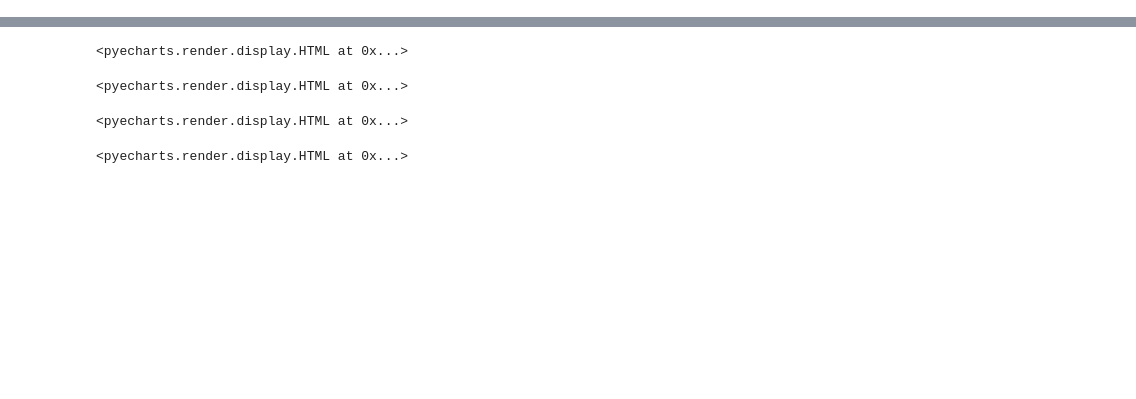
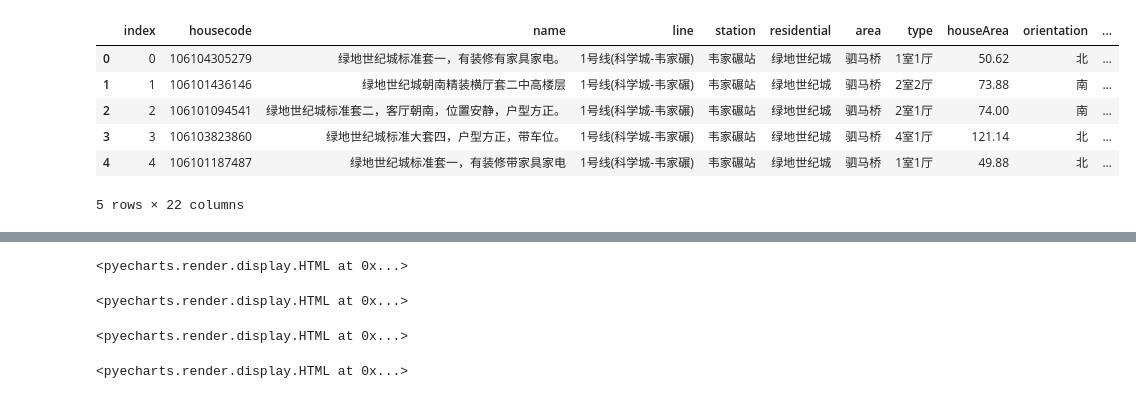
Before and after one commit to TurboLoong/lianjia-dataAnalysis, a Jupyter notebook: analysis/main.ipynb, the cells around one changed output, grey strips where cells are left out. Saved outputs shown, nothing was run; the diff lists cells and outputs as text; code cells hidden in the pictures; blank space fills up the shorter version.

```diff
--- a/analysis/main.ipynb
+++ b/analysis/main.ipynb
@@ -10,3 +10,13 @@ clear_houses = houses[houses.apply(lambda x: int(x['type'][0]) < 5 and int(x['ty
 # %%
 # 因为一套房有可能在三个地铁之间，而数据在距离0-500， 500-800重复采集，所以以housecode, station去重
 clear_data = clear_houses.drop_duplicates(['housecode', 'station']).reset_index()
+# %%
+clear_data.head()
+# %% [output]
+|  | index | housecode | name | line | station | residential | area | type | houseArea | orientation | ... |
+| 0 | 0 | 106104305279 | 绿地世纪城标准套一，有装修有家具家电。 | 1号线(科学城-韦家碾) | 韦家碾站 | 绿地世纪城 | 驷马桥 | 1室1厅 | 50.62 | 北 | ... |
+| 1 | 1 | 106101436146 | 绿地世纪城朝南精装横厅套二中高楼层 | 1号线(科学城-韦家碾) | 韦家碾站 | 绿地世纪城 | 驷马桥 | 2室2厅 | 73.88 | 南 | ... |
+| 2 | 2 | 106101094541 | 绿地世纪城标准套二，客厅朝南，位置安静，户型方正。 | 1号线(科学城-韦家碾) | 韦家碾站 | 绿地世纪城 | 驷马桥 | 2室1厅 | 74.00 | 南 | ... |
+| 3 | 3 | 106103823860 | 绿地世纪城标准大套四，户型方正，带车位。 | 1号线(科学城-韦家碾) | 韦家碾站 | 绿地世纪城 | 驷马桥 | 4室1厅 | 121.14 | 北 | ... |
+| 4 | 4 | 106101187487 | 绿地世纪城标准套一，有装修带家具家电 | 1号线(科学城-韦家碾) | 韦家碾站 | 绿地世纪城 | 驷马桥 | 1室1厅 | 49.88 | 北 | ... |
+5 rows × 22 columns
```
Also changed, not shown: parts of 8 cells of this notebook, 14 other files.
